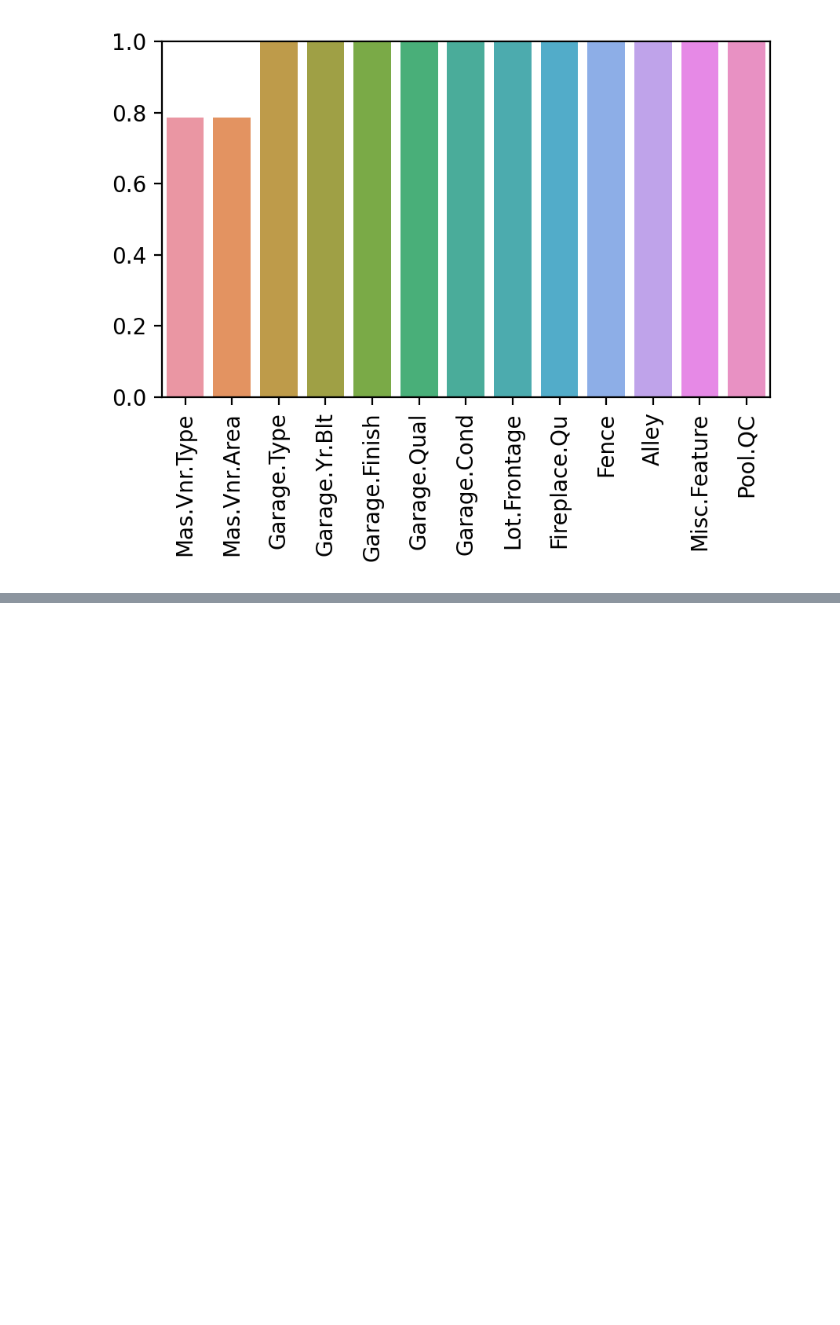
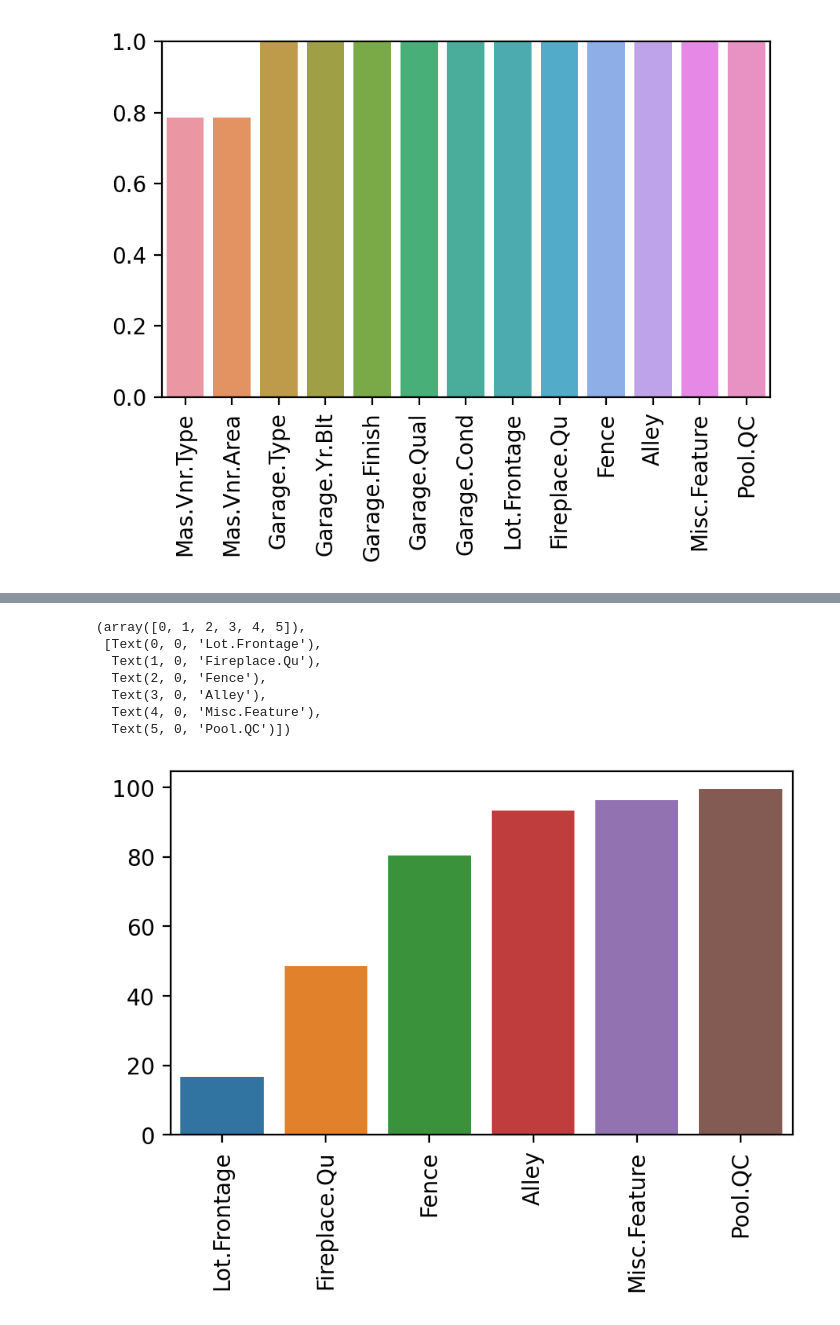
Before and after one commit to Prikshit7766/ml-class, a Jupyter notebook: outliers/outliers.ipynb, the cells around one changed output, grey strips where cells are left out. Drawn from its saved outputs; the diff is of its cells as text; code cells hidden in the pictures; blank space fills up the shorter version.

```diff
--- a/outliers/outliers.ipynb
+++ b/outliers/outliers.ipynb
@@ -539,0 +608,5 @@ plt.xticks(rotation=90)#to rotate the graph
+# %%
+df["Garage.Yr.Blt"]=df["Garage.Yr.Blt"].fillna(0)
+# %%
+percent_nan=percent_missing(df)
+percent_nan
@@ -539,0 +621,14 @@ plt.xticks(rotation=90)#to rotate the graph
+# %%
+plt.figure(figsize=(5,3),dpi=200)
+
+sns.barplot(x=percent_nan.index,y=percent_nan)
+plt.xticks(rotation=90)#to rotate the graph
+# %% [output]
+(array([0, 1, 2, 3, 4, 5]),
+ [Text(0, 0, 'Lot.Frontage'),
+  Text(1, 0, 'Fireplace.Qu'),
+  Text(2, 0, 'Fence'),
+  Text(3, 0, 'Alley'),
+  Text(4, 0, 'Misc.Feature'),
+  Text(5, 0, 'Pool.QC')])
+[figure, added]
```
Also changed, not shown: parts of 29 cells of this notebook.
